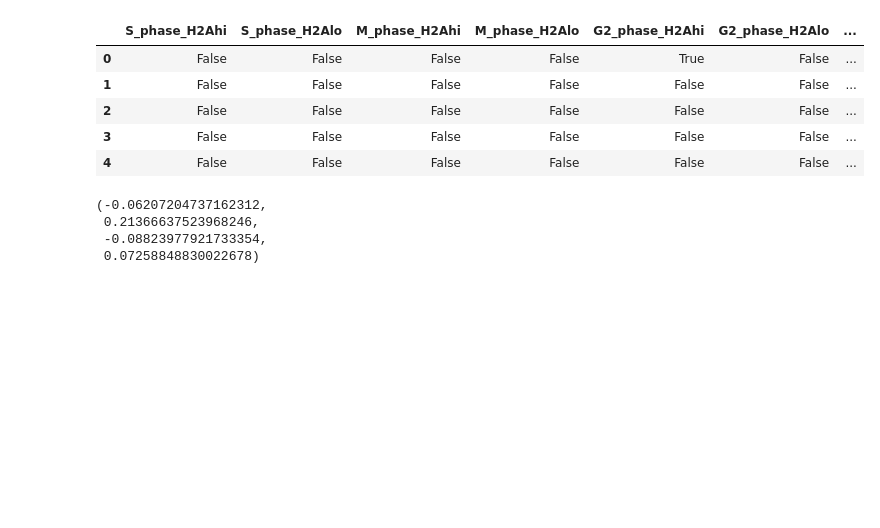
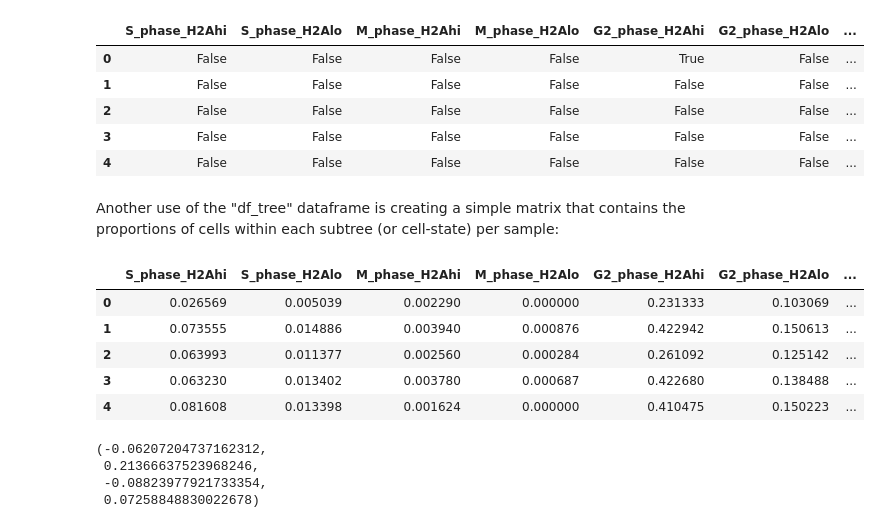
Before and after one commit to MariaRamosZ/Trellis_how_to, a Jupyter notebook: Trellis_steps_kaggle.ipynb, the cells around one changed output. Saved outputs shown, nothing was run; the diff lists cells and outputs as text; code cells hidden in the pictures; blank space fills up the shorter version.

```diff
--- a/Trellis_steps_kaggle.ipynb
+++ b/Trellis_steps_kaggle.ipynb
@@ -291,4 +297,34 @@ df_tree.head()
 | 2 | False | False | False | False | False | False | ... |
 | 3 | False | False | False | False | False | False | ... |
 | 4 | False | False | False | False | False | False | ... |
+# %% [markdown]
+Another use of the "df_tree" dataframe is creating a simple matrix that contains the proportions of cells within each subtree (or cell-state) per sample:
+# %%
+proportions = (
+    pd.concat([metadata, df_tree], axis=1)
+    .groupby(
+        [
+            "Culture",
+            "Date",
+            "Treatment",
+            "Concentration",
+            "Replicate",
+            "Cell_type",
+            "Patient",
+            "Full_name",
+            "Batch"
+        ]
+    )
+    .mean()
+    .sort_values("Full_name")
+    .reset_index(drop=True)
+)
+proportions.head()
+# %% [output]
+|  | S_phase_H2Ahi | S_phase_H2Alo | M_phase_H2Ahi | M_phase_H2Alo | G2_phase_H2Ahi | G2_phase_H2Alo | ... |
+| 0 | 0.026569 | 0.005039 | 0.002290 | 0.000000 | 0.231333 | 0.103069 | ... |
+| 1 | 0.073555 | 0.014886 | 0.003940 | 0.000876 | 0.422942 | 0.150613 | ... |
+| 2 | 0.063993 | 0.011377 | 0.002560 | 0.000284 | 0.261092 | 0.125142 | ... |
+| 3 | 0.063230 | 0.013402 | 0.003780 | 0.000687 | 0.422680 | 0.138488 | ... |
+| 4 | 0.081608 | 0.013398 | 0.001624 | 0.000000 | 0.410475 | 0.150223 | ... |
 # %%
```
Also changed, not shown: parts of 5 cells of this notebook.
